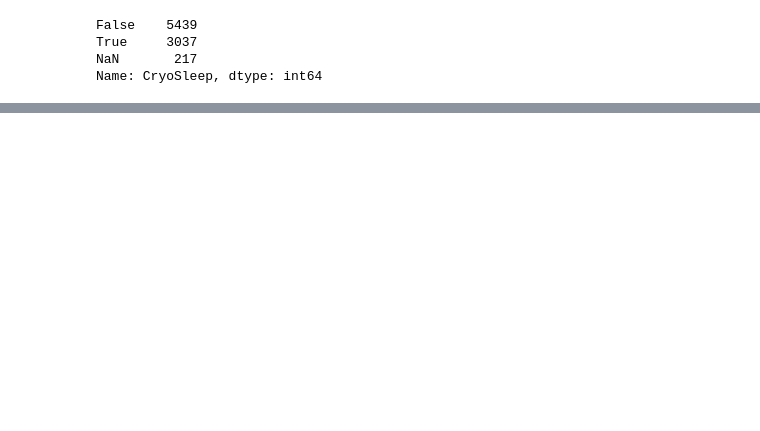
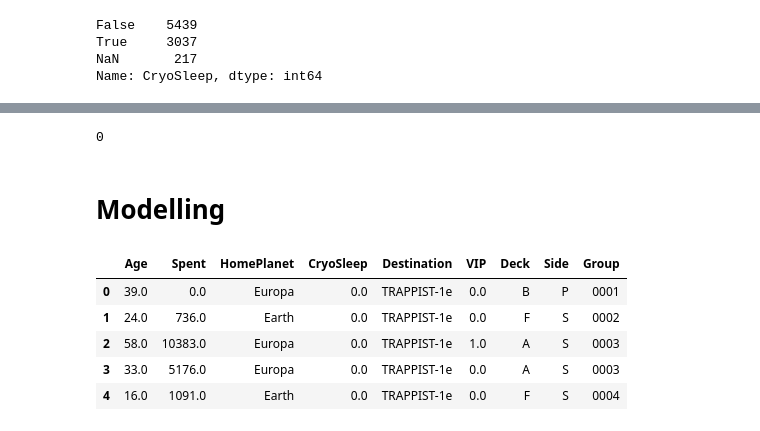
Before and after one commit to memlein/Kaggle, a Jupyter notebook: Spaceship Titanic/spaceship.ipynb, the cells around one changed output, grey strips where cells are left out. Cells and saved outputs as stored; diff of their text form; code cells hidden in the pictures; blank space fills up the shorter version.

```diff
--- a/Spaceship Titanic/spaceship.ipynb
+++ b/Spaceship Titanic/spaceship.ipynb
@@ -78,2 +132,5 @@ Name: VIP, dtype: int64
 # %%
-train[train.CryoSleep.astype(float) < 2].CryoSleep.astype(float)
+train.VIP = train.VIP.astype(float)
+train.VIP.value_counts(dropna=False)
+
+test.VIP = test.VIP.astype(float)
@@ -83,0 +137,4 @@ Name: CryoSleep, dtype: int64
+# %%
+train.VIP = train.VIP.fillna(train.VIP.mode().iloc[0])
+
+test.VIP = test.VIP.fillna(test.VIP.mode().iloc[0])
@@ -83,0 +145,3 @@ Name: CryoSleep, dtype: int64
+# %%
+train.drop("Name", axis = 1, inplace=True)
+test.drop("Name", axis = 1, inplace=True)
@@ -83,0 +152,9 @@ Name: CryoSleep, dtype: int64
+# %%
+train.Group.isna().sum()
+# %% [output]
+0
+# %%
+num = ["Age", "Spent"]
+cat = ["HomePlanet", "CryoSleep", "Destination", "VIP", "Deck", "Side", "Group"]
+# %% [markdown]
+# Modelling
@@ -83,0 +166,9 @@ Name: CryoSleep, dtype: int64
+# %%
+train[num + cat].head()
+# %% [output]
+|  | Age | Spent | HomePlanet | CryoSleep | Destination | VIP | Deck | Side | Group |
+| 0 | 39.0 | 0.0 | Europa | 0.0 | TRAPPIST-1e | 0.0 | B | P | 0001 |
+| 1 | 24.0 | 736.0 | Earth | 0.0 | TRAPPIST-1e | 0.0 | F | S | 0002 |
+| 2 | 58.0 | 10383.0 | Europa | 0.0 | TRAPPIST-1e | 1.0 | A | S | 0003 |
+| 3 | 33.0 | 5176.0 | Europa | 0.0 | TRAPPIST-1e | 0.0 | A | S | 0003 |
+| 4 | 16.0 | 1091.0 | Earth | 0.0 | TRAPPIST-1e | 0.0 | F | S | 0004 |
```
Also changed, not shown: parts of 25 cells of this notebook, 1 other file.
